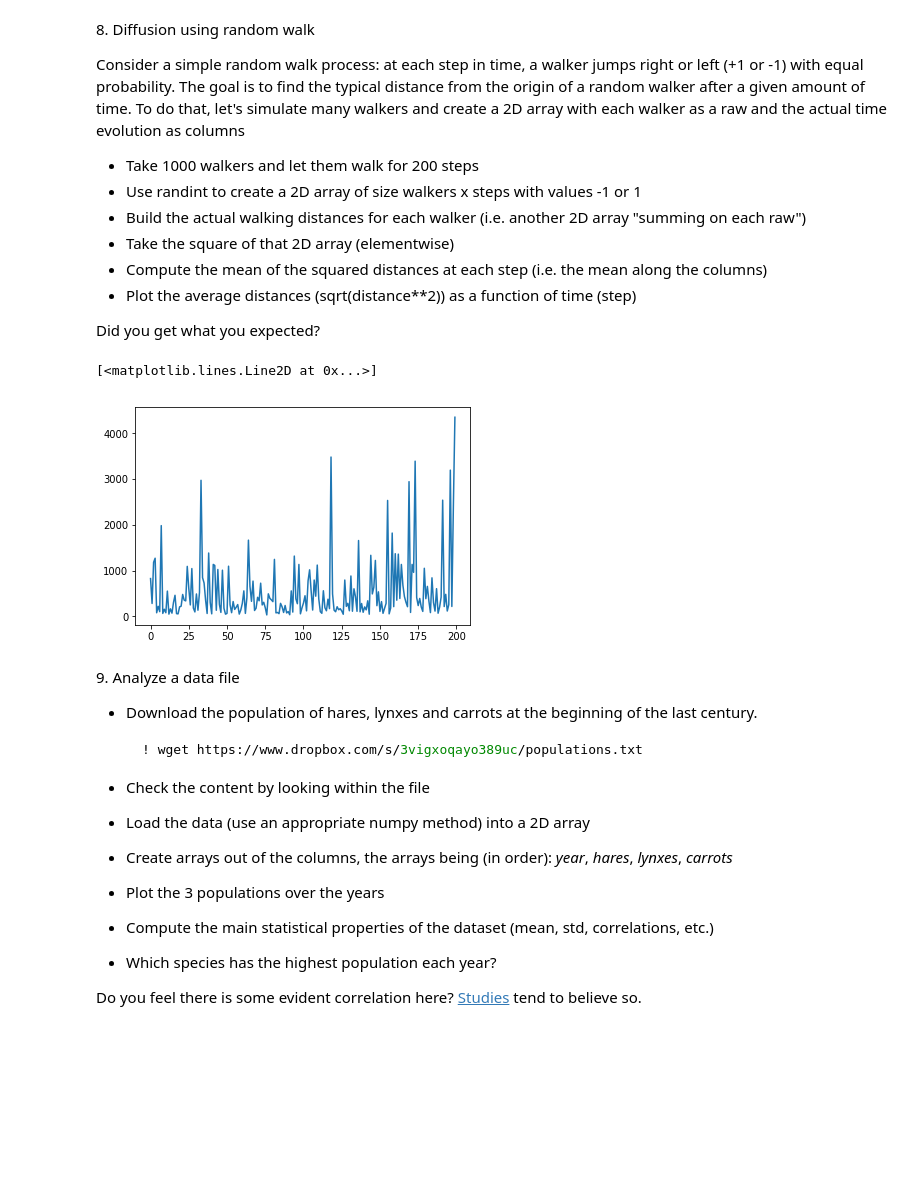
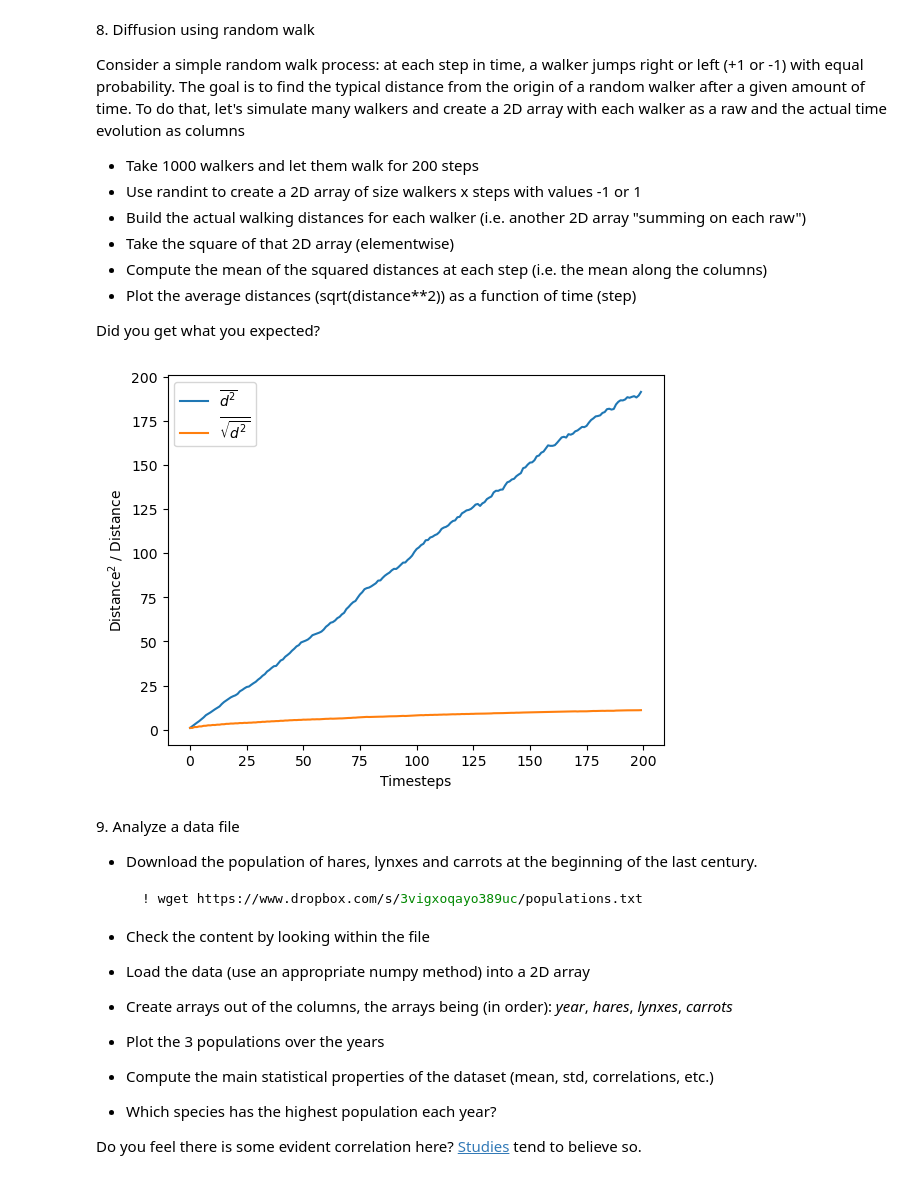
Before and after one commit to tommaso-bertola/LaboratoryOfComputationalPhysics_Y5, a Jupyter notebook: 04ex_Numpy.ipynb, the cells around one changed output. Cells and saved outputs as stored; diff of their text form; code cells hidden in the pictures; blank space fills up the shorter version.

```diff
--- a/04ex_Numpy.ipynb
+++ b/04ex_Numpy.ipynb
@@ -257,13 +255,18 @@ To do that, let's simulate many walkers and create a 2D array with each walker a
 Did you get what you expected?
 # %%
 walkers=np.random.randint(2, size=(1000,200))*2-1
-distance=np.cumsum(walkers, axis=0)
+distance=np.cumsum(walkers, axis=1)
 squared=(distance*distance)
 avg=np.mean(squared, axis=0)
-plt.plot(np.arange(0,200),avg)
-# %% [output]
-[<matplotlib.lines.Line2D at 0x...>]
-[figure, removed]
+# %%
+plt.plot(np.arange(0,200),avg, label=r'$\overline{d^2}$')
+plt.plot(np.arange(0,200), np.mean(np.sqrt(distance*distance),axis=0),label=r'$\overline{\sqrt{d^2}}$')
+plt.xlabel('Timesteps')
+plt.ylabel(r'Distance$^2$ / Distance')
+plt.legend()
+plt.show()
+# %% [output]
+[figure, added]
 # %% [markdown]
 9\. Analyze a data file
   * Download the population of hares, lynxes and carrots at the beginning of the last century.
```
Also changed, not shown: parts of 11 cells of this notebook.
